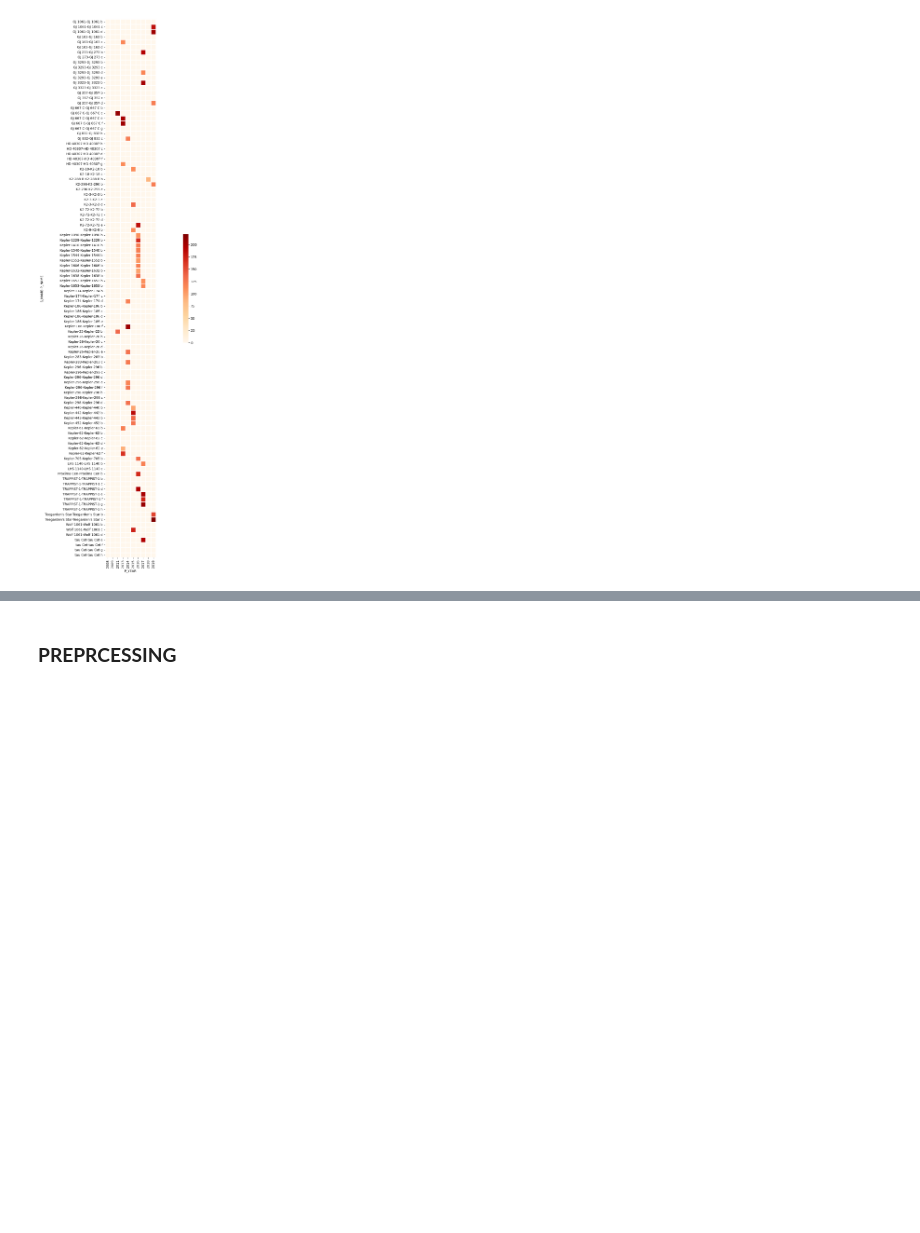
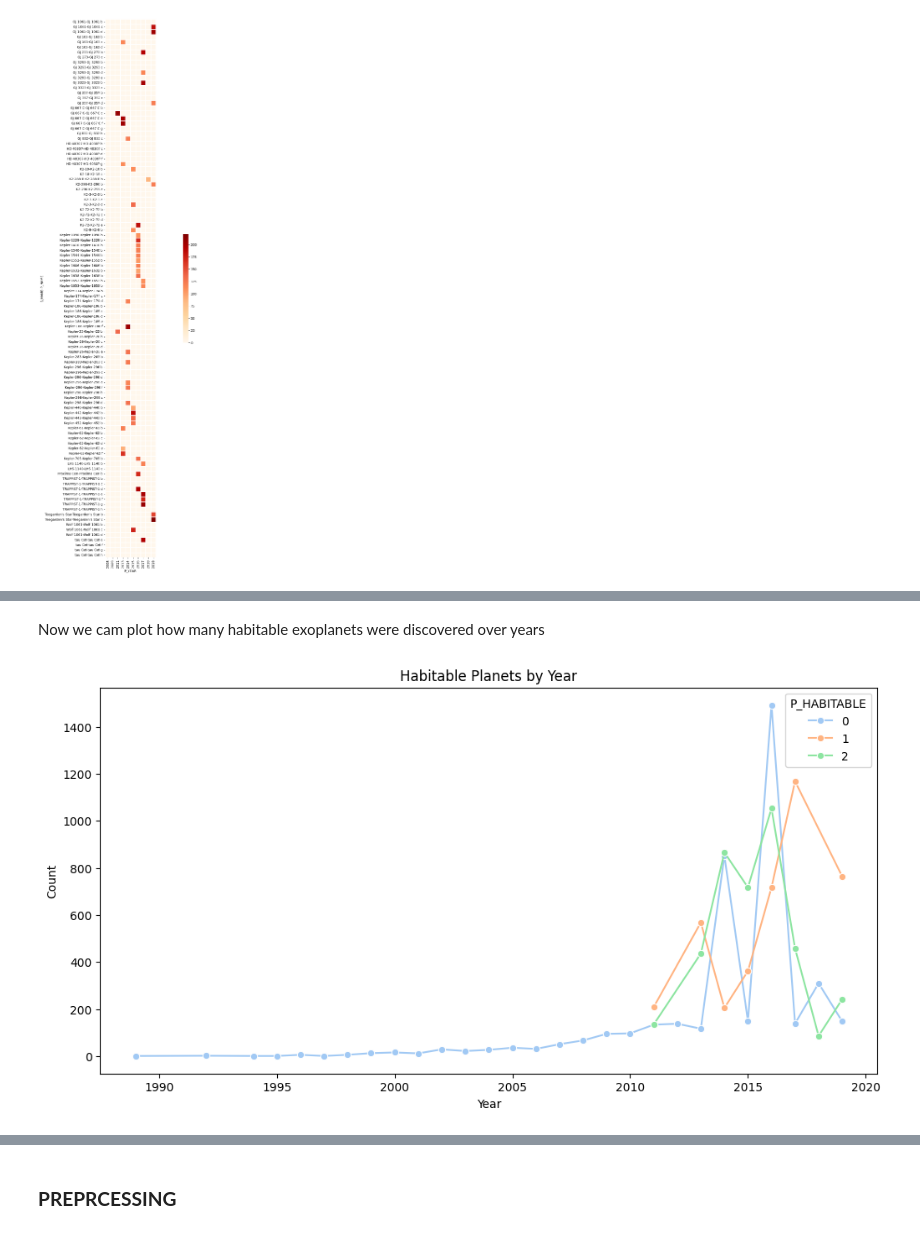
Before and after one commit to Ridima28/Exoplanet-Habitability-Classification, a Jupyter notebook: models/main.ipynb, the cells around one changed output, grey strips where cells are left out. Saved outputs shown, nothing was run; the diff lists cells and outputs as text; code cells hidden in the pictures; blank space fills up the shorter version.

```diff
--- a/models/main.ipynb
+++ b/models/main.ipynb
@@ -213,0 +239,27 @@ We can observe that for star series GJ667, planets were discovered in 2008-2009,
+# %% [markdown]
+Now we cam plot how many habitable exoplanets were discovered over years
+# %%
+count_data = (
+    oversampled
+    .groupby(["P_YEAR", "P_HABITABLE"])
+    .size()
+    .reset_index(name="count")
+)
+
+plt.figure(figsize=(12, 6))
+
+sns.lineplot(
+    data=count_data,
+    x="P_YEAR",
+    y="count",
+    hue="P_HABITABLE",
+    marker="o",
+    palette="pastel"
+)
+
+plt.xlabel("Year")
+plt.ylabel("Count")
+plt.title("Habitable Planets by Year")
+plt.show()
+# %% [output]
+[figure, added]
```
Also changed, not shown: parts of 30 cells of this notebook, 2 other files.
